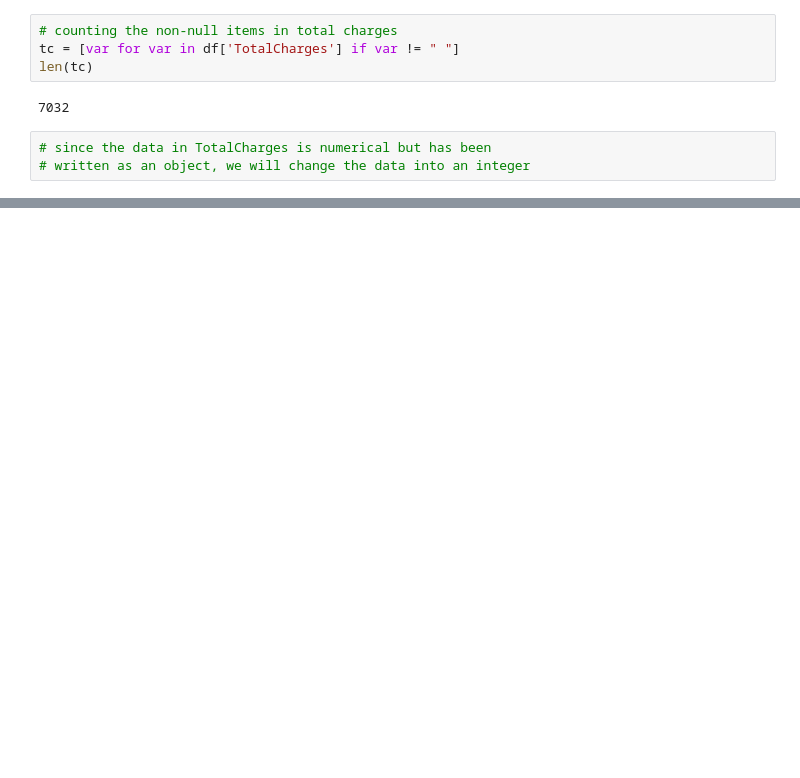
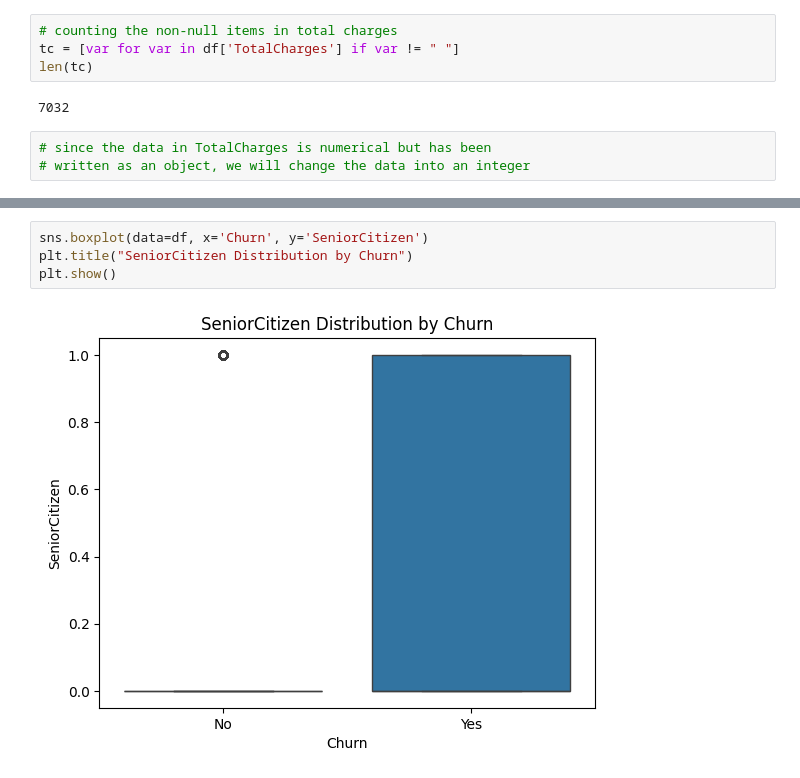
Before and after one commit to Deb-bie/customer-churn-prediction, a Jupyter notebook: notebooks/01_data_exploration/eda_overview.ipynb, the cells around one changed output, grey strips where cells are left out. Drawn from its saved outputs; the diff is of its cells as text; blank space fills up the shorter version.

```diff
--- a/notebooks/01_data_exploration/eda_overview.ipynb
+++ b/notebooks/01_data_exploration/eda_overview.ipynb
@@ -455,0 +466,6 @@ len(tc)
+# %%
+sns.boxplot(data=df, x='Churn', y='SeniorCitizen')
+plt.title("SeniorCitizen Distribution by Churn")
+plt.show()
+# %% [output]
+[figure, added]
```
Also changed, not shown: parts of 30 cells of this notebook.
